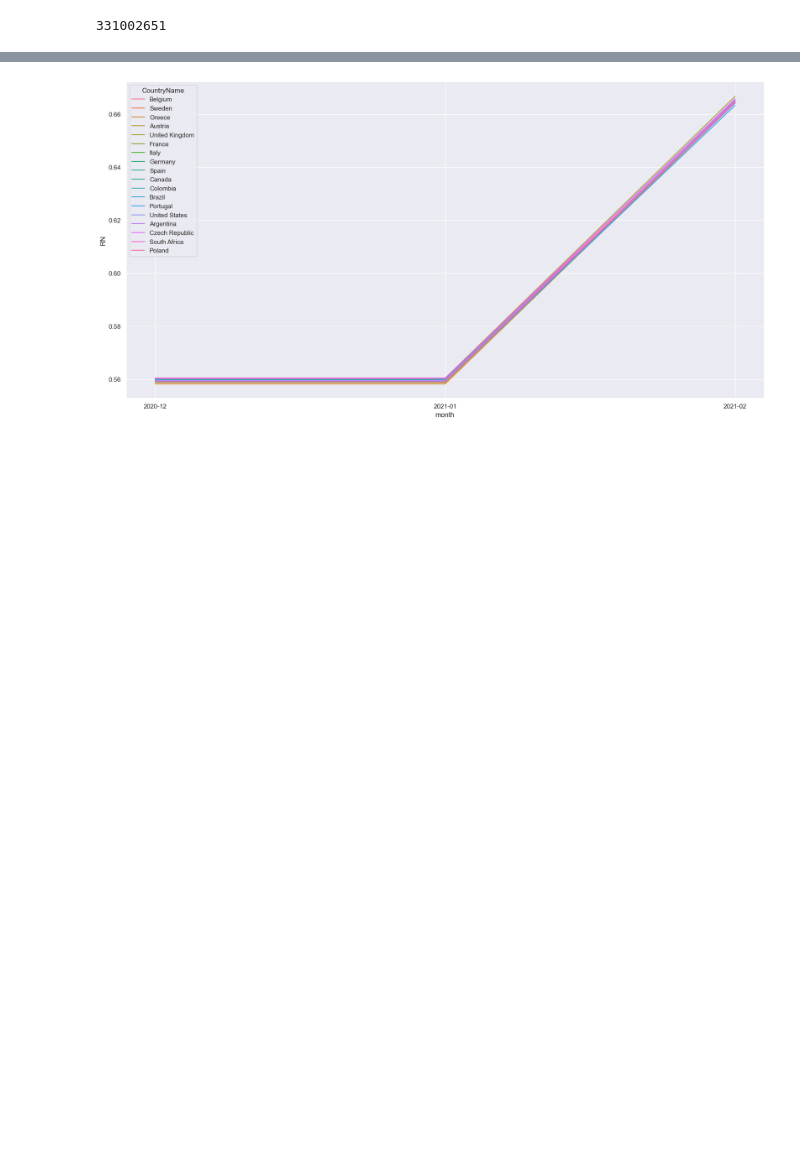
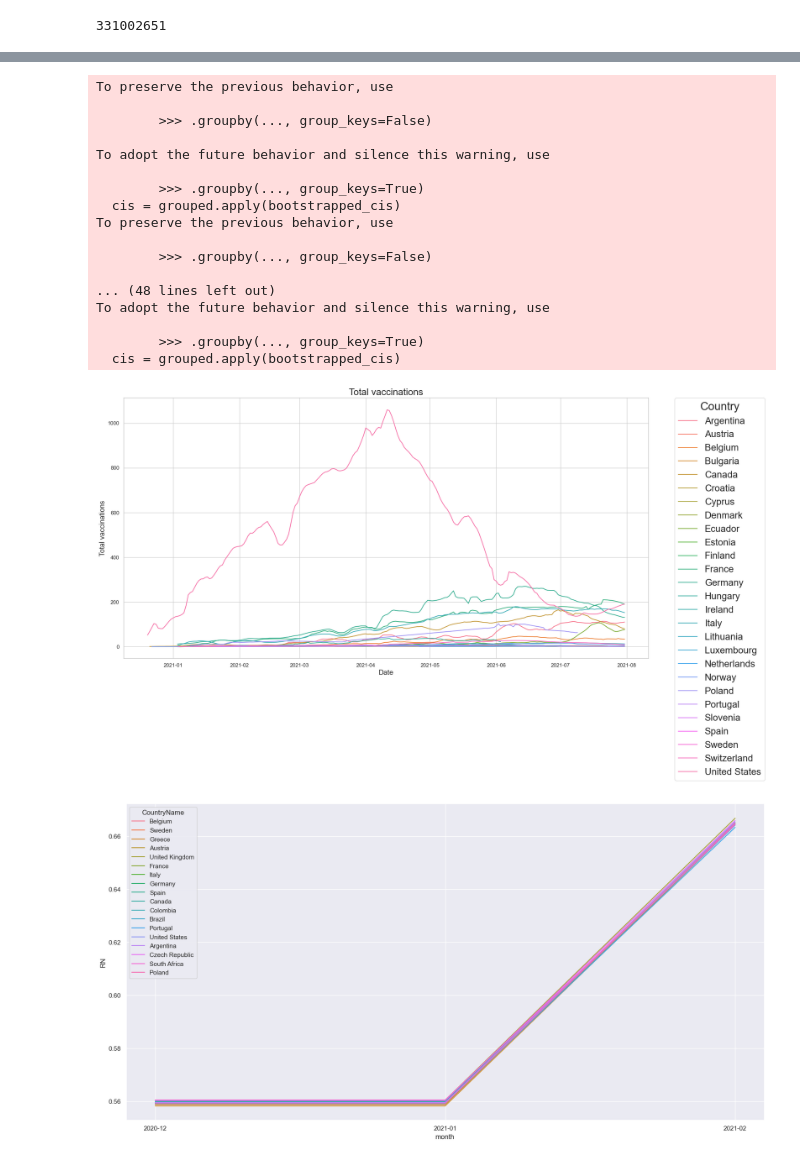
Before and after one commit to AhmedBegggaUA/result_page, a Jupyter notebook: Modelos/csv_procesor.ipynb, the cells around one changed output, grey strips where cells are left out. Drawn from its saved outputs; the diff is of its cells as text; code cells hidden in the pictures; blank space fills up the shorter version.

```diff
--- a/Modelos/csv_procesor.ipynb
+++ b/Modelos/csv_procesor.ipynb
@@ -150,3 +156,52 @@ plt.show()
+# %%
+sns.set_style("whitegrid")
+training_geos = ['Argentina', 'Austria', 'Belgium', 'Bulgaria', 'Canada', 'Croatia',
+       'Cyprus', 'Czech Republic', 'Denmark', 'Ecuador', 'Estonia', 'Finland',
+       'France', 'Germany', 'Hungary', 'Ireland', 'Italy',
+       'Lithuania', 'Luxembourg', 'Netherlands',
+       'Norway', 'Poland', 'Portugal', 'Slovak Republic', 'Slovenia', 'Spain',
+       'Sweden', 'Switzerland', 'United States']
+vaccination_df = pd.read_csv("https://github.com/owid/covid-19-data/blob/master/public/data/vaccinations/vaccinations.csv?raw=true")
+# Let's get the data of the countries we are interested in
+vaccination_df = vaccination_df[vaccination_df['location'].isin(training_geos)]
+pop_size = pd.read_csv('Additional_Context_Data_Global.csv')
+populations = pop_size[pop_size['CountryName'].isin(training_geos)]
+# Now let's plot the evolution of the vaccination
+plt.figure(figsize=(20, 10))
+vaccination_df['date'] = pd.to_datetime(vaccination_df['date'])
+vac = vaccination_df['date'].dt.strftime('%Y-%m')
+# sacamos el número de vacunados por cada 100000 habitantes
+# Hacemos el diff sobre el total de vacunados
+vaccination_df['total_vaccinations'] = vaccination_df.groupby('location')['total_vaccinations'].diff()
+# Hacemos un smooth
+vaccination_df['total_vaccinations'] = vaccination_df['total_vaccinations'].rolling(7).mean()
+vaccination_df['total_vaccinations_per_100000'] = vaccination_df['total_vaccinations'] / populations['Population'].max() * 100000
+# Hacemos el diff
+sns.lineplot(x="date", y="total_vaccinations_per_100000", hue="location", data=vaccination_df[vaccination_df['date'] < '2021-08-01'])
+plt.title('Total vaccinations', fontsize=20)
+plt.xlabel('Date', fontsize=15)
+plt.ylabel('Total vaccinations', fontsize=15)
+plt.legend(bbox_to_anchor=(1.05, 1), loc=2, borderaxespad=0., fontsize=20, title='Country', title_fontsize=24)
+plt.show()
+# %% [output]
+To preserve the previous behavior, use
+
+        >>> .groupby(..., group_keys=False)
+
+To adopt the future behavior and silence this warning, use
+
+        >>> .groupby(..., group_keys=True)
+  cis = grouped.apply(bootstrapped_cis)
+To preserve the previous behavior, use
+
+        >>> .groupby(..., group_keys=False)
+
+... (48 lines left out)
+To adopt the future behavior and silence this warning, use
+
+        >>> .groupby(..., group_keys=True)
+  cis = grouped.apply(bootstrapped_cis)
+[figure, added]
 # %%
 # Now we are going to plot the mean of the RN values of each country during a week
 # First we need to group the data by week
```
Also changed, not shown: parts of 1 cell of this notebook, 1 other file.
